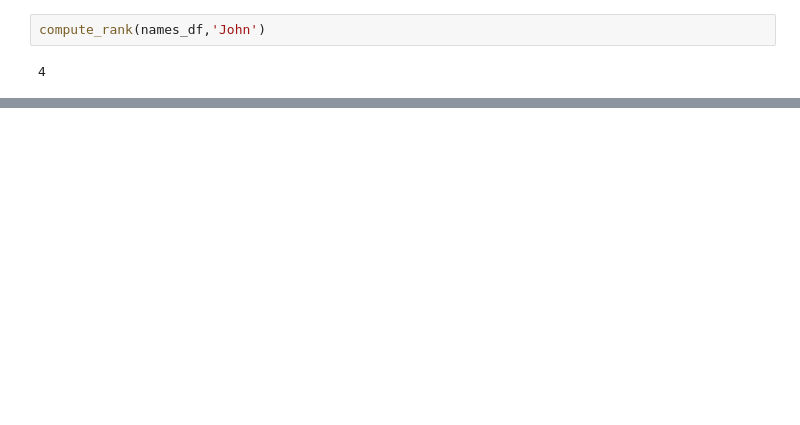
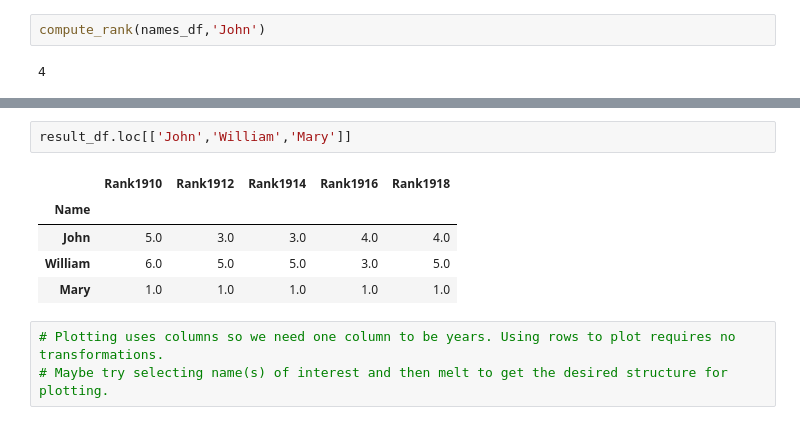
Before and after one commit to MrLRTripp/NameSurfer, a Jupyter notebook: namesurfer.ipynb, the cells around one changed output, grey strips where cells are left out. Drawn from its saved outputs; the diff is of its cells as text; blank space fills up the shorter version.

```diff
--- a/namesurfer.ipynb
+++ b/namesurfer.ipynb
@@ -472,0 +658,11 @@ compute_rank(names_df,'John')
+# %%
+result_df.loc[['John','William','Mary']]
+# %% [output]
+|  | Rank1910 | Rank1912 | Rank1914 | Rank1916 | Rank1918 |
+| Name |  |  |  |  |  |
+| John | 5.0 | 3.0 | 3.0 | 4.0 | 4.0 |
+| William | 6.0 | 5.0 | 5.0 | 3.0 | 5.0 |
+| Mary | 1.0 | 1.0 | 1.0 | 1.0 | 1.0 |
+# %%
+# Plotting uses columns so we need one column to be years. Using rows to plot requires no transformations.
+# Maybe try selecting name(s) of interest and then melt to get the desired structure for plotting.
```
Also changed, not shown: parts of 16 cells of this notebook.
